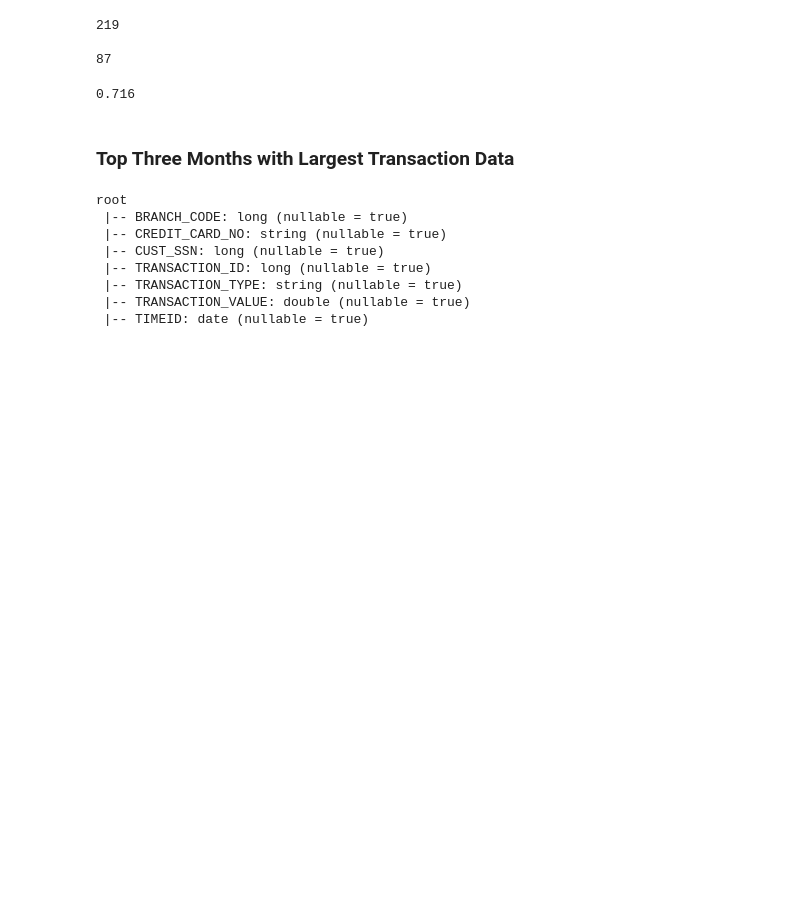
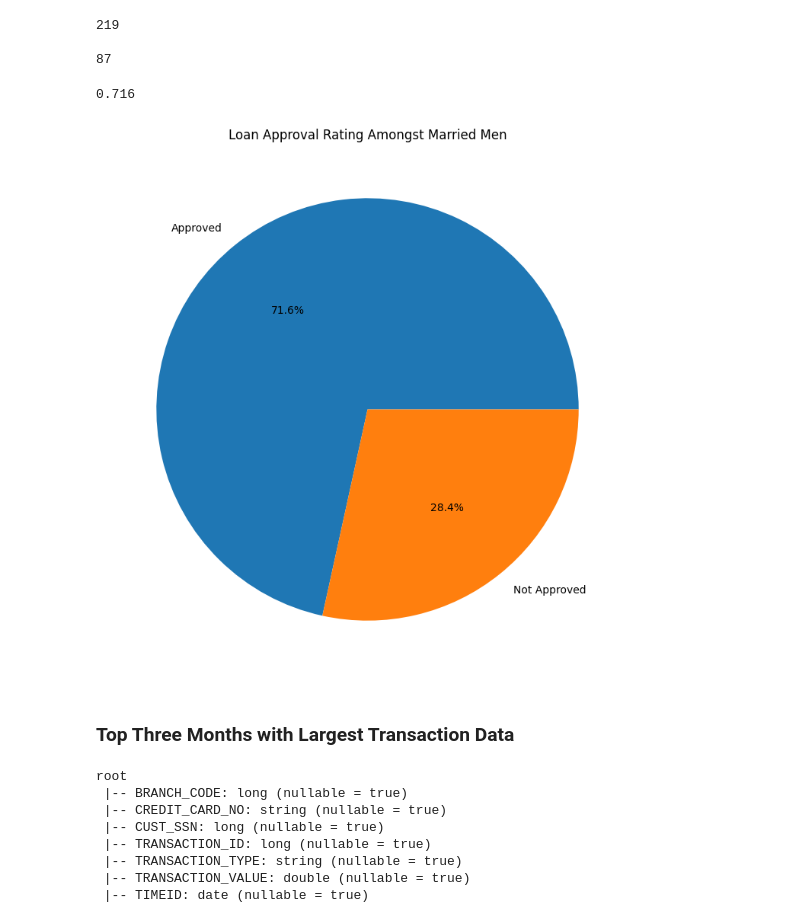
Before and after one commit to The-Captain-William/Per-Scholas-Capstone, a Jupyter notebook: main/Data Viz/data_viz_jupyter_1.ipynb, the cells around one changed output. Cells and saved outputs as stored; diff of their text form; code cells hidden in the pictures; blank space fills up the shorter version.

```diff
--- a/main/Data Viz/data_viz_jupyter_1.ipynb
+++ b/main/Data Viz/data_viz_jupyter_1.ipynb
@@ -410,6 +467,15 @@ ratio_married_yes_no  # 3 sig figs
 
 87
 0.716
+# %%
+plt.figure(figsize=(16, 9))
+plt.pie([find_ratio['Values']['Application_Status: Y'], find_ratio['Values']['Application_Status: N']],
+        labels=['Approved', 'Not Approved'],
+        autopct='%1.1f%%')
+plt.title("Loan Approval Rating Amongst Married Men")
+plt.show()
+# %% [output]
+[figure, added]
 # %% [markdown]
 ### Top Three Months with Largest Transaction Data
 # %%
```
Also changed, not shown: parts of 20 cells of this notebook, 7 other files.
